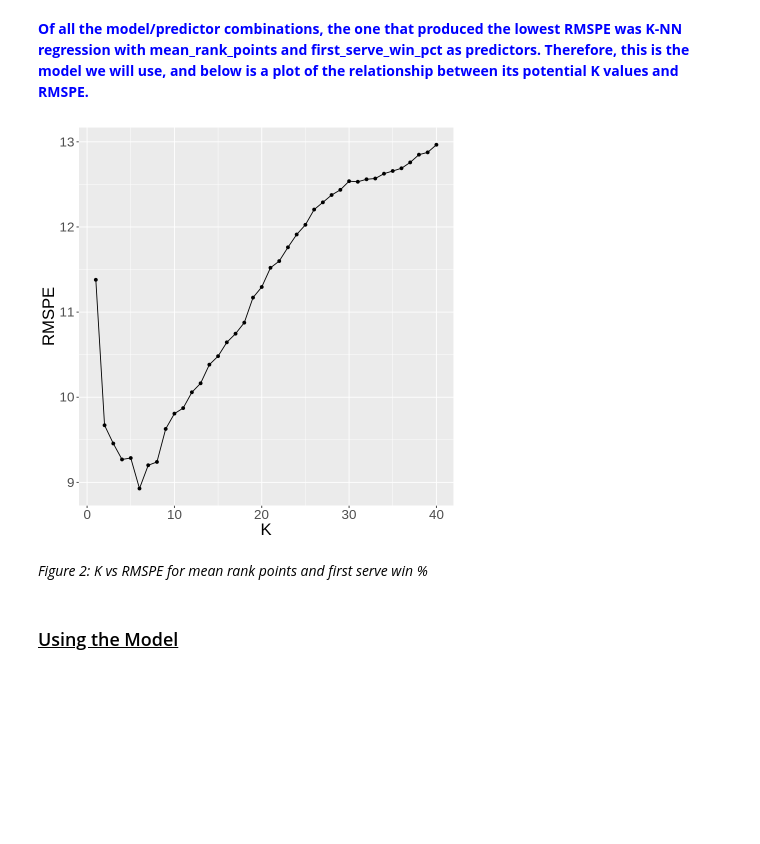
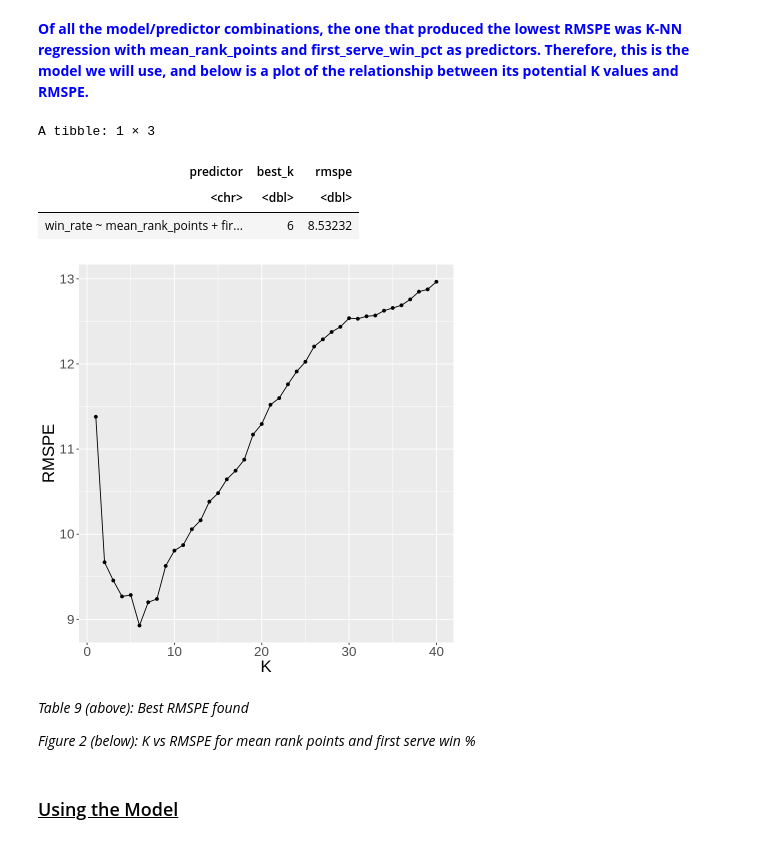
Before and after one commit to SimonYYL/DSCI_100_group19_group_project, a Jupyter notebook: Group_19_Final_Report.ipynb, the cells around one changed output. Drawn from its saved outputs; the diff is of its cells as text; code cells hidden in the pictures; blank space fills up the shorter version.

```diff
--- a/Group_19_Final_Report.ipynb
+++ b/Group_19_Final_Report.ipynb
@@ -435,6 +435,9 @@ Warning message:
 # %%
 multi_results %>%
     arrange(rmspe)
+
+best_pred <- multi_results %>%
+    slice(1)
 # %% [output]
 A tibble: 5 × 3
 | predictor | best_k | rmspe |
@@ -595,12 +598,19 @@ A tibble: 5 × 2
 *Table 8: RMSPE for Multi-Variable Linear Regression*
 # %% [markdown]
 <b style="color:blue">Of all the model/predictor combinations, the one that produced the lowest RMSPE was K-NN regression with mean_rank_points and first_serve_win_pct as predictors. Therefore, this is the model we will use, and below is a plot of the relationship between its potential K values and RMSPE.</b>
-# %%
-best_plot
-# %% [output]
-[figure, removed]
+# %%
+best_pred
+best_plot
+# %% [output]
+A tibble: 1 × 3
+| predictor | best_k | rmspe |
+| <chr> | <dbl> | <dbl> |
+| win_rate ~ mean_rank_points + fir... | 6 | 8.53232 |
+[figure, added]
 # %% [markdown]
-*Figure 2: K vs RMSPE for mean rank points and first serve win %*
+*Table 9 (above): Best RMSPE found*
+
+*Figure 2 (below): K vs RMSPE for mean rank points and first serve win %*
 # %% [markdown]
 ### <u> Using the Model </u>
 # %% [markdown]
```
Also changed, not shown: parts of 2 cells of this notebook.
